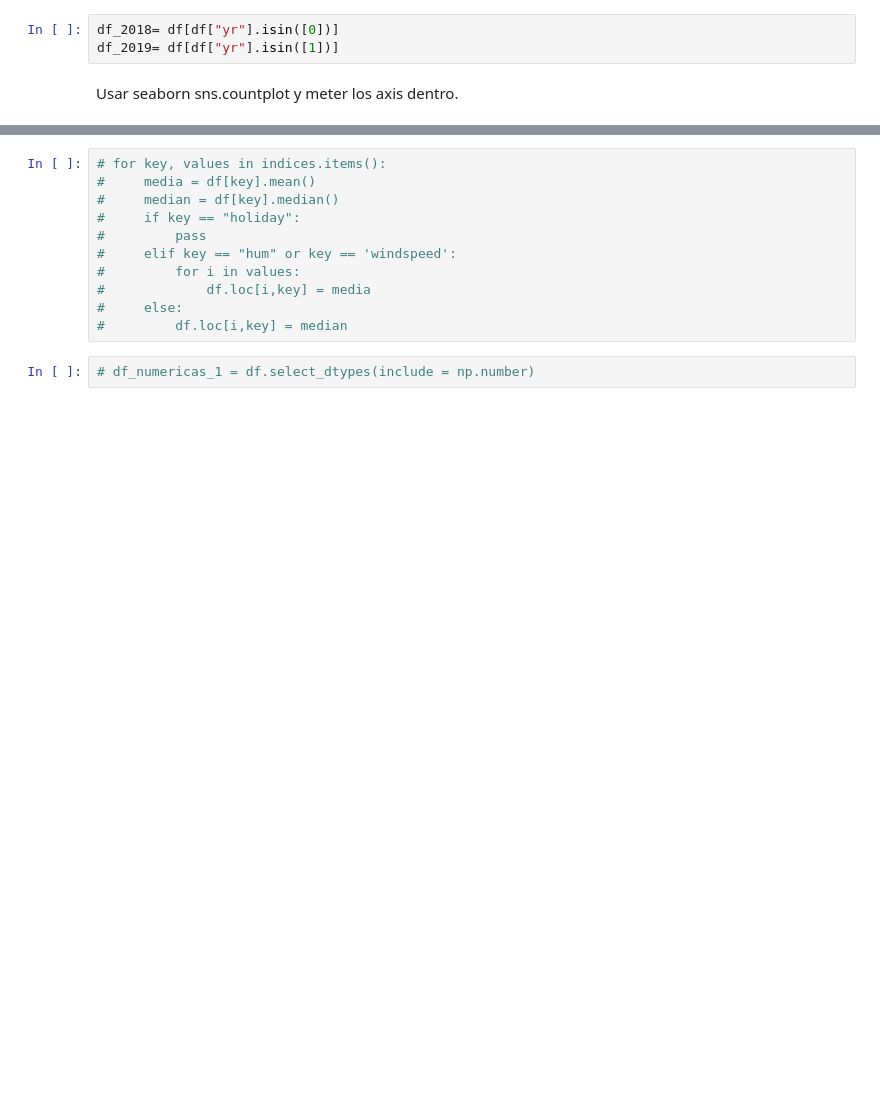
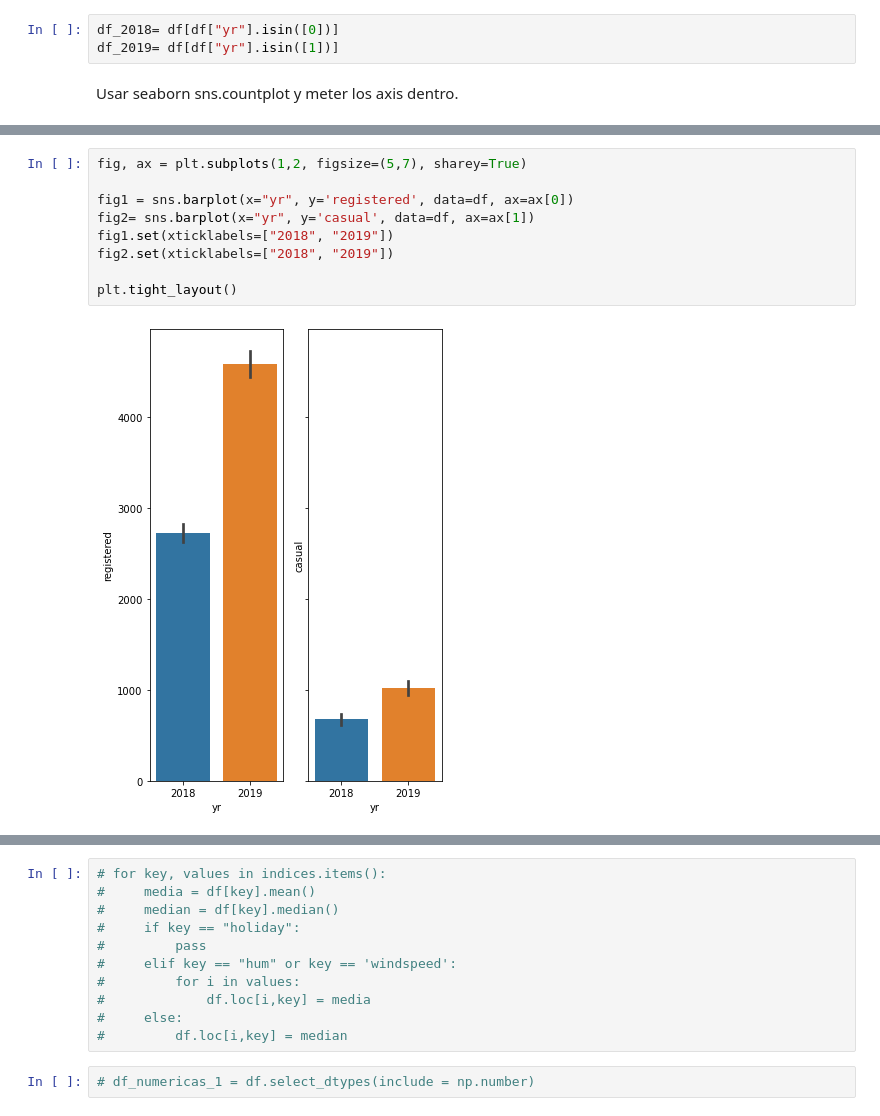
Before and after one commit to Adalab/project-da-promo-A-module-3-team-2, a Jupyter notebook: Proyecto 3.ipynb, the cells around one changed output, grey strips where cells are left out. Drawn from its saved outputs; the diff is of its cells as text; blank space fills up the shorter version.

```diff
--- a/Proyecto 3.ipynb
+++ b/Proyecto 3.ipynb
@@ -286,3 +336,14 @@ Usar seaborn sns.countplot y meter los axis dentro.
+# %%
+fig, ax = plt.subplots(1,2, figsize=(5,7), sharey=True)
+
+fig1 = sns.barplot(x="yr", y='registered', data=df, ax=ax[0])
+fig2= sns.barplot(x="yr", y='casual', data=df, ax=ax[1])
+fig1.set(xticklabels=["2018", "2019"])
+fig2.set(xticklabels=["2018", "2019"])
+
+plt.tight_layout()
+# %% [output]
+[figure, added]
 # %%
 fig,ax = plt.subplots(1,2)
 
```
Also changed, not shown: parts of 9 cells of this notebook.
